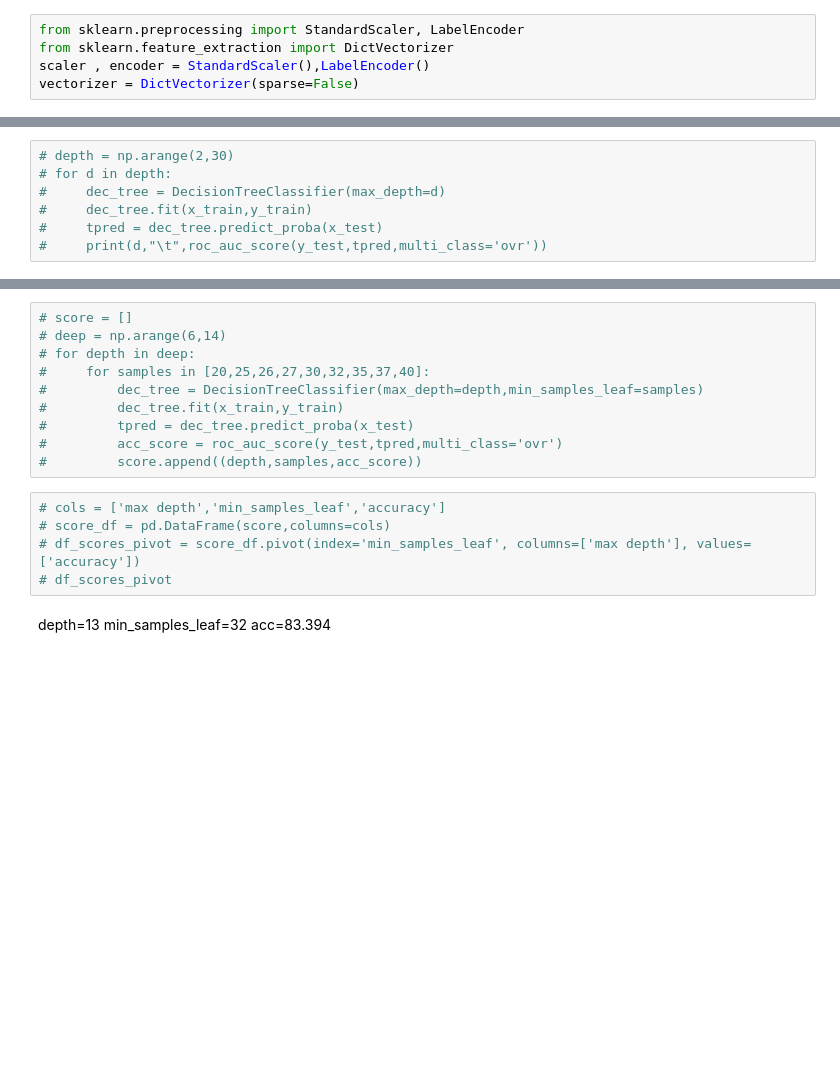
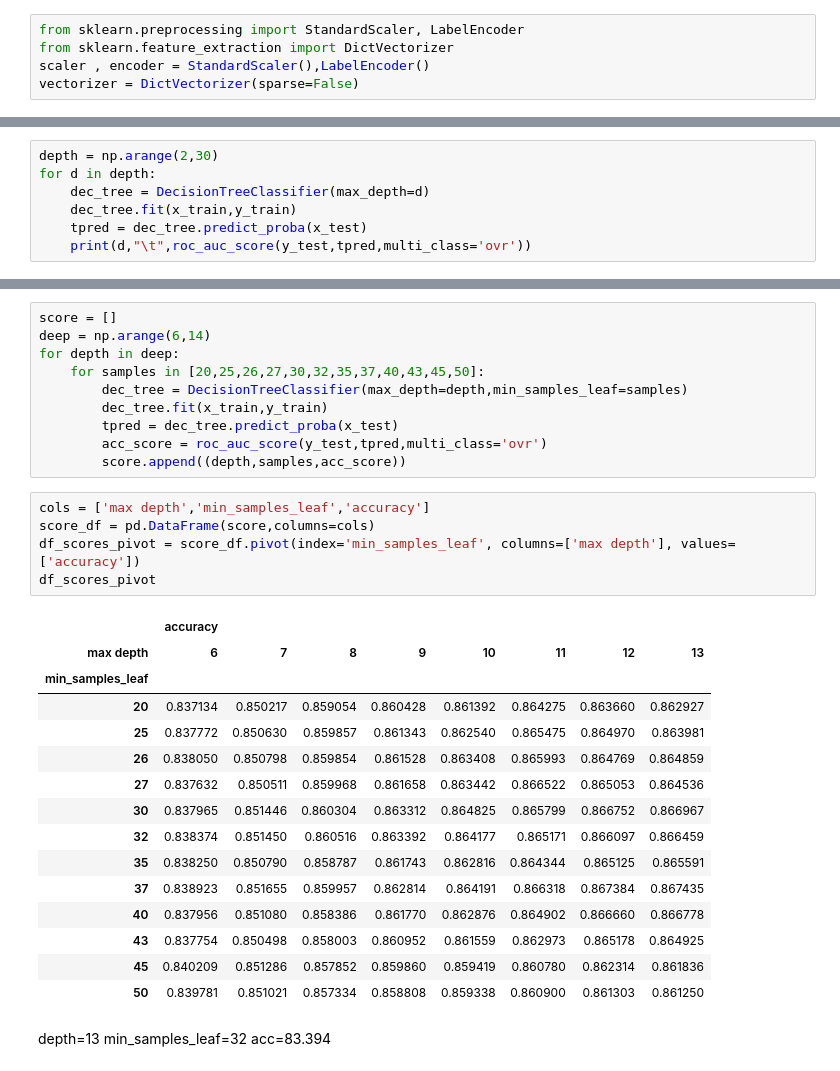
Before and after one commit to harmehar77/Trantor, a Jupyter notebook: Machine Learning/genre classifier/genre_classifier_decision_tree.ipynb, the cells around one changed output, grey strips where cells are left out. Cells and saved outputs as stored; diff of their text form; blank space fills up the shorter version.

```diff
--- a/Machine Learning/genre classifier/genre_classifier_decision_tree.ipynb
+++ b/Machine Learning/genre classifier/genre_classifier_decision_tree.ipynb
@@ -120,7 +175,7 @@ sns.heatmap(cm,cmap='coolwarm',annot=True)
 # %%
-# depth = np.arange(2,30)
-# for d in depth:
-#     dec_tree = DecisionTreeClassifier(max_depth=d)
-#     dec_tree.fit(x_train,y_train)
-#     tpred = dec_tree.predict_proba(x_test)
-#     print(d,"\t",roc_auc_score(y_test,tpred,multi_class='ovr'))
+depth = np.arange(2,30)
+for d in depth:
+    dec_tree = DecisionTreeClassifier(max_depth=d)
+    dec_tree.fit(x_train,y_train)
+    tpred = dec_tree.predict_proba(x_test)
+    print(d,"\t",roc_auc_score(y_test,tpred,multi_class='ovr'))
@@ -127,17 +200,33 @@ sns.heatmap(cm,cmap='coolwarm',annot=True)
 # %%
-# score = []
-# deep = np.arange(6,14)
-# for depth in deep:
-#     for samples in [20,25,26,27,30,32,35,37,40]:
-#         dec_tree = DecisionTreeClassifier(max_depth=depth,min_samples_leaf=samples)
-#         dec_tree.fit(x_train,y_train)
-#         tpred = dec_tree.predict_proba(x_test)
-#         acc_score = roc_auc_score(y_test,tpred,multi_class='ovr')
-#         score.append((depth,samples,acc_score))
+score = []
+deep = np.arange(6,14)
+for depth in deep:
+    for samples in [20,25,26,27,30,32,35,37,40,43,45,50]:
+        dec_tree = DecisionTreeClassifier(max_depth=depth,min_samples_leaf=samples)
+        dec_tree.fit(x_train,y_train)
+        tpred = dec_tree.predict_proba(x_test)
+        acc_score = roc_auc_score(y_test,tpred,multi_class='ovr')
+        score.append((depth,samples,acc_score))
 # %%
-# cols = ['max depth','min_samples_leaf','accuracy']
-# score_df = pd.DataFrame(score,columns=cols)
-# df_scores_pivot = score_df.pivot(index='min_samples_leaf', columns=['max depth'], values=['accuracy'])
-# df_scores_pivot
+cols = ['max depth','min_samples_leaf','accuracy']
+score_df = pd.DataFrame(score,columns=cols)
+df_scores_pivot = score_df.pivot(index='min_samples_leaf', columns=['max depth'], values=['accuracy'])
+df_scores_pivot
+# %% [output]
+|  | accuracy |  |  |  |  |  |  |  |
+| max depth | 6 | 7 | 8 | 9 | 10 | 11 | 12 | 13 |
+| min_samples_leaf |  |  |  |  |  |  |  |  |
+| 20 | 0.837134 | 0.850217 | 0.859054 | 0.860428 | 0.861392 | 0.864275 | 0.863660 | 0.862927 |
+| 25 | 0.837772 | 0.850630 | 0.859857 | 0.861343 | 0.862540 | 0.865475 | 0.864970 | 0.863981 |
+| 26 | 0.838050 | 0.850798 | 0.859854 | 0.861528 | 0.863408 | 0.865993 | 0.864769 | 0.864859 |
+| 27 | 0.837632 | 0.850511 | 0.859968 | 0.861658 | 0.863442 | 0.866522 | 0.865053 | 0.864536 |
+| 30 | 0.837965 | 0.851446 | 0.860304 | 0.863312 | 0.864825 | 0.865799 | 0.866752 | 0.866967 |
+| 32 | 0.838374 | 0.851450 | 0.860516 | 0.863392 | 0.864177 | 0.865171 | 0.866097 | 0.866459 |
+| 35 | 0.838250 | 0.850790 | 0.858787 | 0.861743 | 0.862816 | 0.864344 | 0.865125 | 0.865591 |
+| 37 | 0.838923 | 0.851655 | 0.859957 | 0.862814 | 0.864191 | 0.866318 | 0.867384 | 0.867435 |
+| 40 | 0.837956 | 0.851080 | 0.858386 | 0.861770 | 0.862876 | 0.864902 | 0.866660 | 0.866778 |
+| 43 | 0.837754 | 0.850498 | 0.858003 | 0.860952 | 0.861559 | 0.862973 | 0.865178 | 0.864925 |
+| 45 | 0.840209 | 0.851286 | 0.857852 | 0.859860 | 0.859419 | 0.860780 | 0.862314 | 0.861836 |
+| 50 | 0.839781 | 0.851021 | 0.857334 | 0.858808 | 0.859338 | 0.860900 | 0.861303 | 0.861250 |
 # %% [markdown]
 depth=13 min_samples_leaf=32 acc=83.394
```
Also changed, not shown: parts of 16 cells of this notebook, 3 other files.
